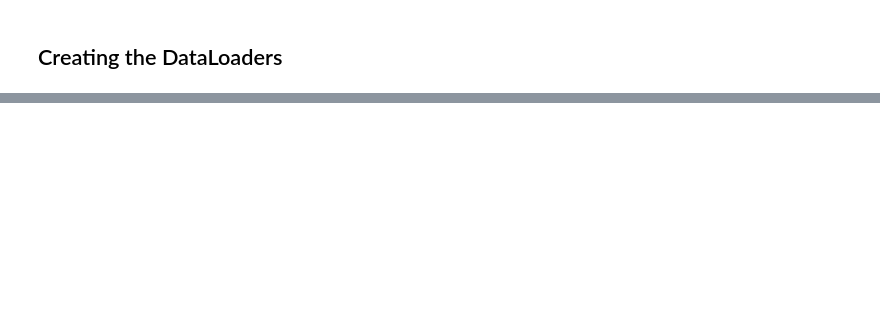
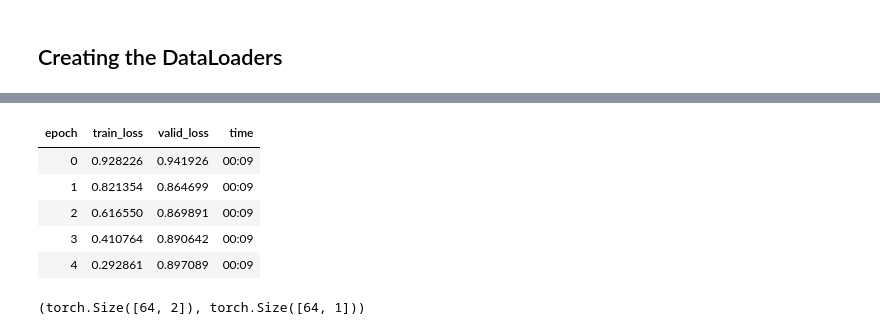
Before and after one commit to bwbelljr/fastaiv2, a Jupyter notebook: Chapter 8.ipynb, the cells around one changed output, grey strips where cells are left out. Saved outputs shown, nothing was run; the diff lists cells and outputs as text; code cells hidden in the pictures; blank space fills up the shorter version.

```diff
--- a/Chapter 8.ipynb
+++ b/Chapter 8.ipynb
@@ -35,0 +175,31 @@ user1.dot(casablanca)
+# %%
+class DotProductBias(Module):
+  def __init__(self, n_users, n_movies, n_factors, y_range=(0, 5.5)):
+    self.user_factors = Embedding(n_users, n_factors)
+    self.user_bias = Embedding(n_users, 1)
+    self.movie_factors = Embedding(n_movies, n_factors)
+    self.movie_bias = Embedding(n_movies, 1)
+    self.y_range = y_range
+
+  def forward(self, x):
+    users = self.user_factors(x[:,0])
+    movies = self.movie_factors(x[:,1])
+    res = (users * movies).sum(dim=1, keepdim=True)
+    res += self.user_bias(x[:,0]) + self.movie_bias(x[:,1])
+    return sigmoid_range(res, *self.y_range)
+# %%
+model = DotProductBias(n_users, n_movies, 50)
+learn = Learner(dls, model, loss_func=MSELossFlat()) # generic learner
+learn.fit_one_cycle(5, 5e-3)
+# %% [output]
+| epoch | train_loss | valid_loss | time |
+| 0 | 0.928226 | 0.941926 | 00:09 |
+| 1 | 0.821354 | 0.864699 | 00:09 |
+| 2 | 0.616550 | 0.869891 | 00:09 |
+| 3 | 0.410764 | 0.890642 | 00:09 |
+| 4 | 0.292861 | 0.897089 | 00:09 |
+# %%
+x, y = dls.one_batch()
+x.shape, y.shape
+# %% [output]
+(torch.Size([64, 2]), torch.Size([64, 1]))
```
Also changed, not shown: parts of 25 cells of this notebook.
